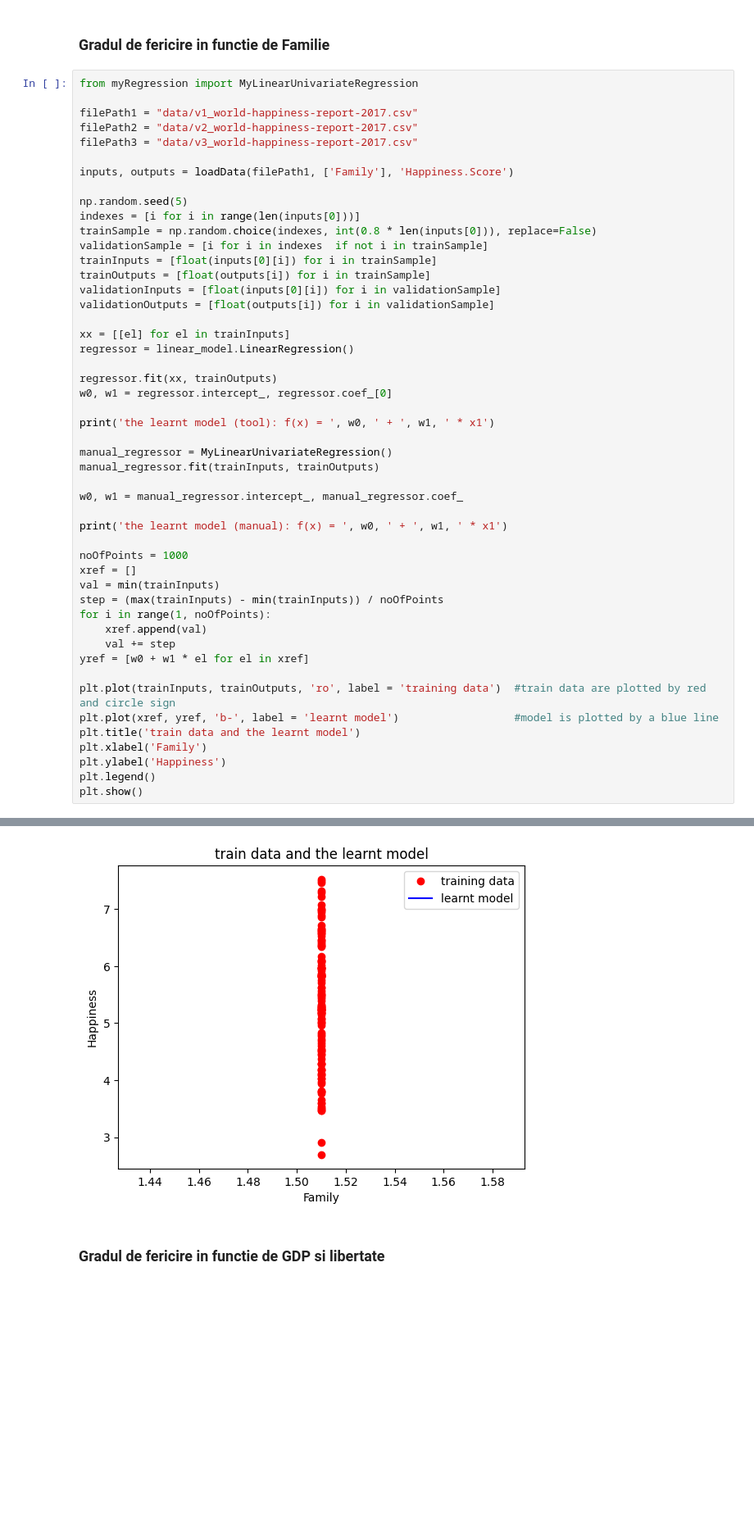
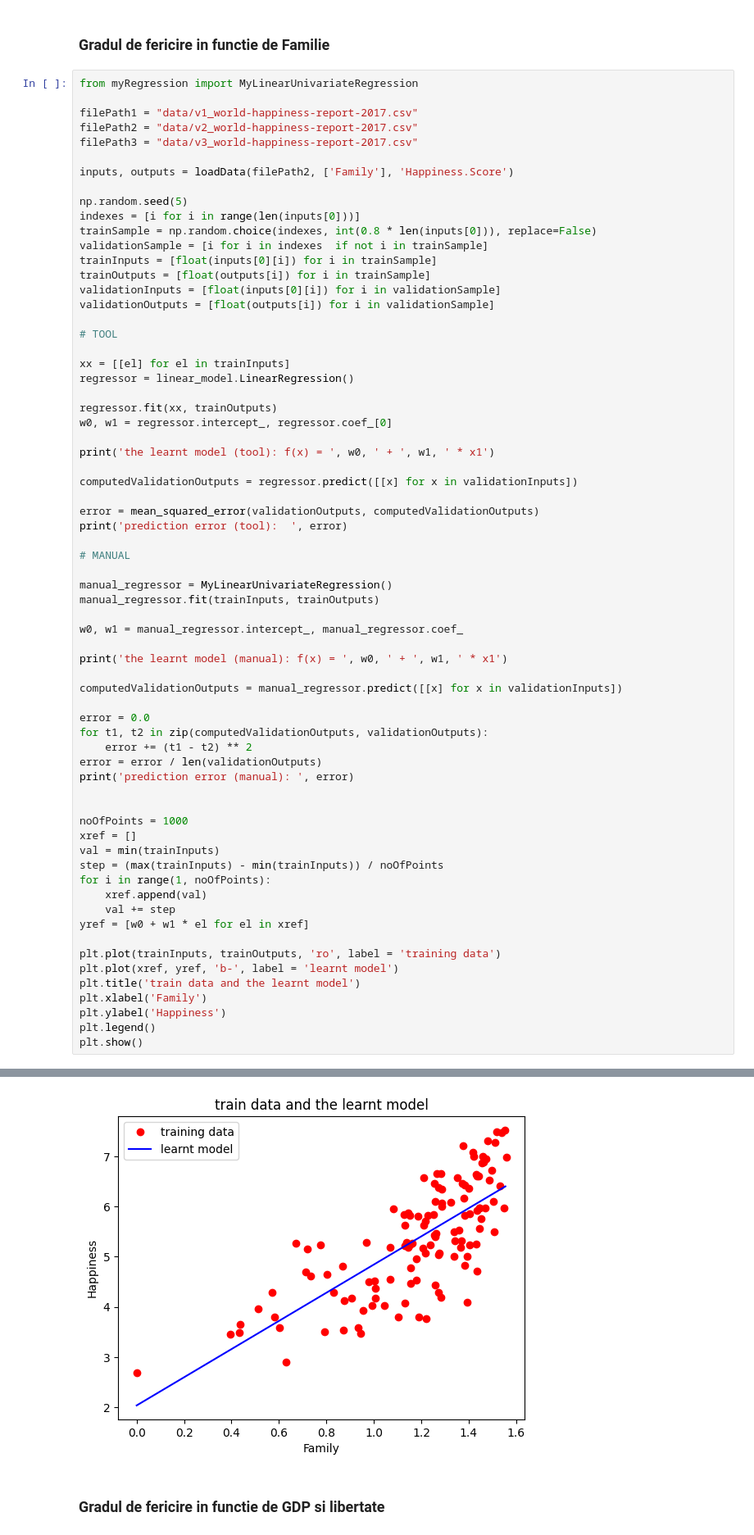
Before and after one commit to RegusAl/UBB, a Jupyter notebook: Semestrul 4/Inteligenta Artificiala/Laboratoare/Lab 5/Lab5.ipynb, the cells around one changed output, grey strips where cells are left out. Shown: that part at 82% size. Drawn from its saved outputs; the diff is of its cells as text; blank space fills up the shorter version.

```diff
--- a/Semestrul 4/Inteligenta Artificiala/Laboratoare/Lab 5/Lab5.ipynb
+++ b/Semestrul 4/Inteligenta Artificiala/Laboratoare/Lab 5/Lab5.ipynb
@@ -172,7 +163,7 @@ filePath1 = "data/v1_world-happiness-report-2017.csv"
 filePath2 = "data/v2_world-happiness-report-2017.csv"
 filePath3 = "data/v3_world-happiness-report-2017.csv"
 
-inputs, outputs = loadData(filePath1, ['Family'], 'Happiness.Score')
+inputs, outputs = loadData(filePath2, ['Family'], 'Happiness.Score')
 
 np.random.seed(5)
 indexes = [i for i in range(len(inputs[0]))]
@@ -183,6 +174,8 @@ trainOutputs = [float(outputs[i]) for i in trainSample]
 validationInputs = [float(inputs[0][i]) for i in validationSample]
 validationOutputs = [float(outputs[i]) for i in validationSample]
 
+# TOOL
+
 xx = [[el] for el in trainInputs]
 regressor = linear_model.LinearRegression()
 
@@ -191,12 +184,28 @@ w0, w1 = regressor.intercept_, regressor.coef_[0]
 
 print('the learnt model (tool): f(x) = ', w0, ' + ', w1, ' * x1')
 
+computedValidationOutputs = regressor.predict([[x] for x in validationInputs])
+
+error = mean_squared_error(validationOutputs, computedValidationOutputs)
+print('prediction error (tool):  ', error)
+
+# MANUAL
+
 manual_regressor = MyLinearUnivariateRegression()
 manual_regressor.fit(trainInputs, trainOutputs)
 
 w0, w1 = manual_regressor.intercept_, manual_regressor.coef_
 
 print('the learnt model (manual): f(x) = ', w0, ' + ', w1, ' * x1')
+
+computedValidationOutputs = manual_regressor.predict([[x] for x in validationInputs])
+
+error = 0.0
+for t1, t2 in zip(computedValidationOutputs, validationOutputs):
+    error += (t1 - t2) ** 2
+error = error / len(validationOutputs)
+print('prediction error (manual): ', error)
+
 
 noOfPoints = 1000
 xref = []
@@ -207,8 +216,8 @@ for i in range(1, noOfPoints):
     val += step
 yref = [w0 + w1 * el for el in xref]
 
-plt.plot(trainInputs, trainOutputs, 'ro', label = 'training data')  #train data are plotted by red and circle sign
-plt.plot(xref, yref, 'b-', label = 'learnt model')                  #model is plotted by a blue line
+plt.plot(trainInputs, trainOutputs, 'ro', label = 'training data')
+plt.plot(xref, yref, 'b-', label = 'learnt model')
 plt.title('train data and the learnt model')
 plt.xlabel('Family')
 plt.ylabel('Happiness')
@@ -220,4 +231,4 @@ the learnt model (manual): f(x) =  -1.6931366420940717  +  4.666666666666667  *
-[figure, old version]
+[figure, new version]
 # %% [markdown]
 ### Gradul de fericire in functie de GDP si libertate
 # %%
```
Also changed, not shown: parts of 5 cells of this notebook.
